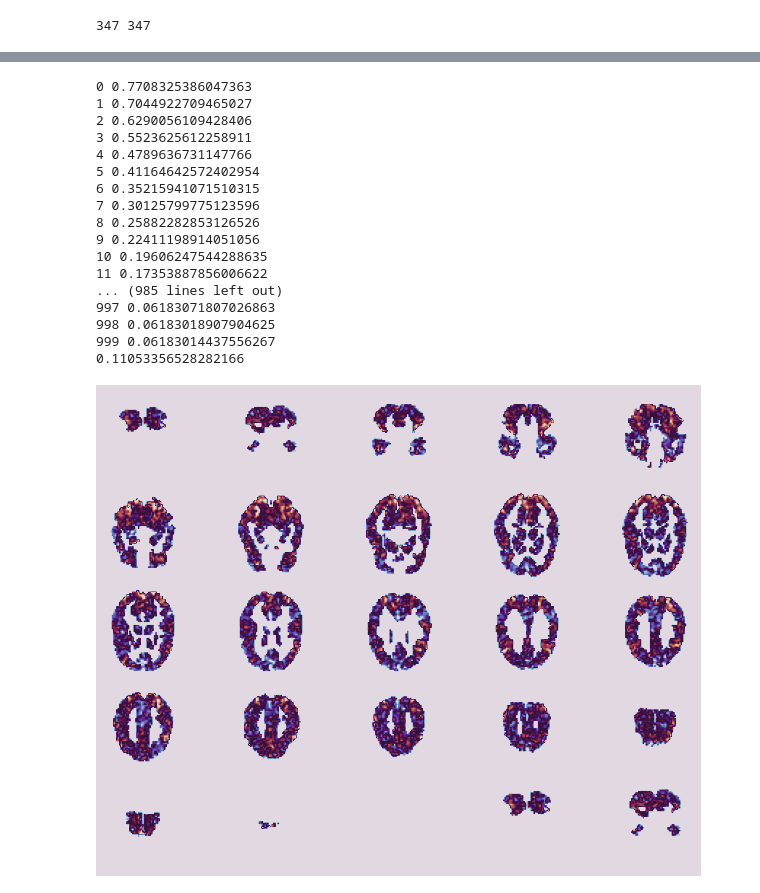
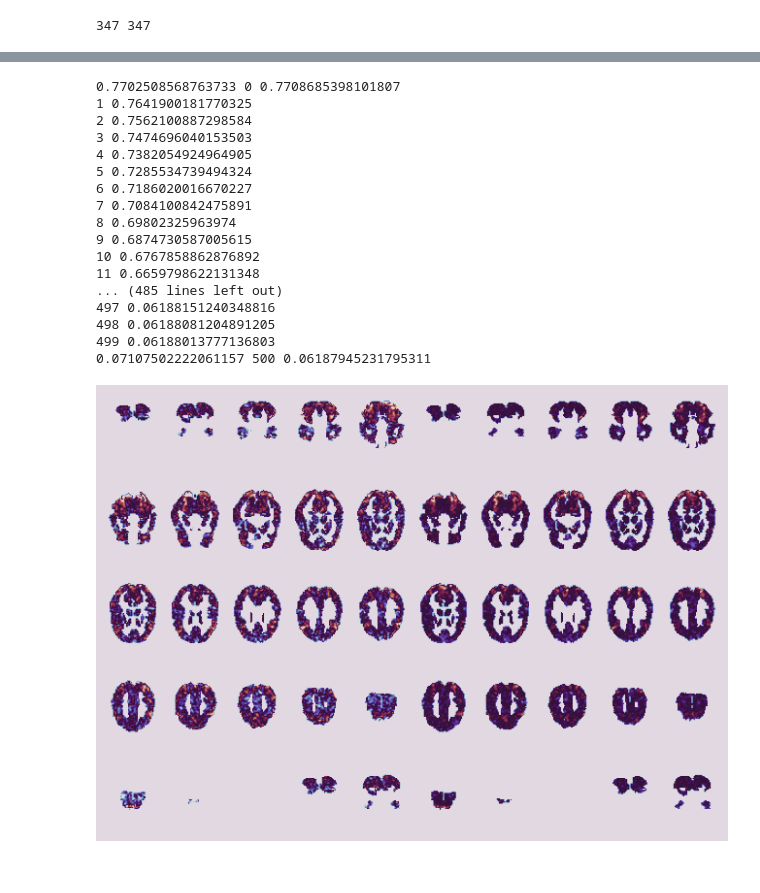
Before and after one commit to amancapy/ephemerae, a Jupyter notebook: niam.ipynb, the cells around one changed output, grey strips where cells are left out. Saved outputs shown, nothing was run; the diff lists cells and outputs as text; code cells hidden in the pictures.

```diff
--- a/niam.ipynb
+++ b/niam.ipynb
@@ -47,15 +48,16 @@ pickles = [item for sublist in pickles for item in sublist]
 pickles = sorted(pickles, key=lambda x: x[1])
 
 nouns = list(set([item[1] for item in pickles]))
+random.shuffle(nouns)
 nouns_train = nouns[:-2]
 nouns_test = nouns[-2:]
 
 feature_vectors = get_feature_vectors()
-train_x = np.array([feature_vectors[item[1]] for item in pickles if item[1] in nouns_train])
-train_y = np.array([item[0] for item in pickles if item[1] in nouns_train])
+train_x = np.expand_dims(np.array([feature_vectors[item[1]] for item in pickles if item[1] in nouns_train]), -1)
+train_y = np.expand_dims(np.array([item[0] for item in pickles if item[1] in nouns_train]), -1)
 
-test_x = np.array([feature_vectors[item[1]] for item in pickles if item[1] in nouns_test])
-test_y = np.array([item[0] for item in pickles if item[1] in nouns_test])
+test_x = np.expand_dims(np.array([feature_vectors[item[1]] for item in pickles if item[1] in nouns_test]), -1)
+test_y = np.expand_dims(np.array([item[0] for item in pickles if item[1] in nouns_test]), -1)
 
 print(len(train_x), len(train_y))
 del pickles
@@ -105,45 +113,48 @@ class BasisSum(Model):
 
     @tf.function(reduce_retracing=True)
     def call(self, x):
-        x = tf.expand_dims(x, -1)
         x = tf.einsum("ijklm,bim->bjklm", self.basis, x)
-        x = tf.squeeze(x, axis=-1)
+        x = tf.clip_by_value(x, -1, 1)
+
         return x
 # %%
 model = BasisSum()
 
 loss = losses.MeanAbsoluteError()
-opt = optimizers.Adam(0.1)
+opt = optimizers.Adam(0.01)
 
-for i in range(1000):
+for i in range(501):
+    if i % 100 == 0:
+        pred = model(test_x).numpy()
+        print(float(loss(test_y, pred)), end=" ")
+
     with tf.GradientTape() as tape:
-        batchloss = loss(train_y, model(train_x))
+        pred_y = model(train_x)
+        batchloss = loss(train_y, pred_y)
+
         grad = tape.gradient(batchloss, model.trainable_variables)
         opt.apply_gradients(zip(grad, model.trainable_variables))
 
         print(i, float(batchloss))
 
-pred = model(test_x).numpy()
-print(float(loss(test_y, pred)))
-
-plot_scan(test_y[0])
-plot_scan(pred[0])
+for t, p in zip(test_y, pred):
+    double_plot(t, p)
 # %% [output]
-0 0.7708325386047363
-1 0.7044922709465027
-2 0.6290056109428406
-3 0.5523625612258911
-4 0.4789636731147766
-5 0.41164642572402954
-6 0.35215941071510315
-7 0.30125799775123596
-8 0.25882282853126526
-9 0.22411198914051056
-10 0.19606247544288635
-11 0.17353887856006622
-... (985 lines left out)
-997 0.06183071807026863
-998 0.06183018907904625
-999 0.06183014437556267
-0.11053356528282166
+0.7702508568763733 0 0.7708685398101807
+1 0.7641900181770325
+2 0.7562100887298584
+3 0.7474696040153503
+4 0.7382054924964905
+5 0.7285534739494324
+6 0.7186020016670227
+7 0.7084100842475891
+8 0.69802325963974
+9 0.6874730587005615
+10 0.6767858862876892
+11 0.6659798622131348
+... (485 lines left out)
+497 0.06188151240348816
+498 0.06188081204891205
+499 0.06188013777136803
+0.07107502222061157 500 0.06187945231795311
-[figure, old version]
+[figure, new version]
```
Also changed, not shown: parts of 7 cells of this notebook, 1 other file.
